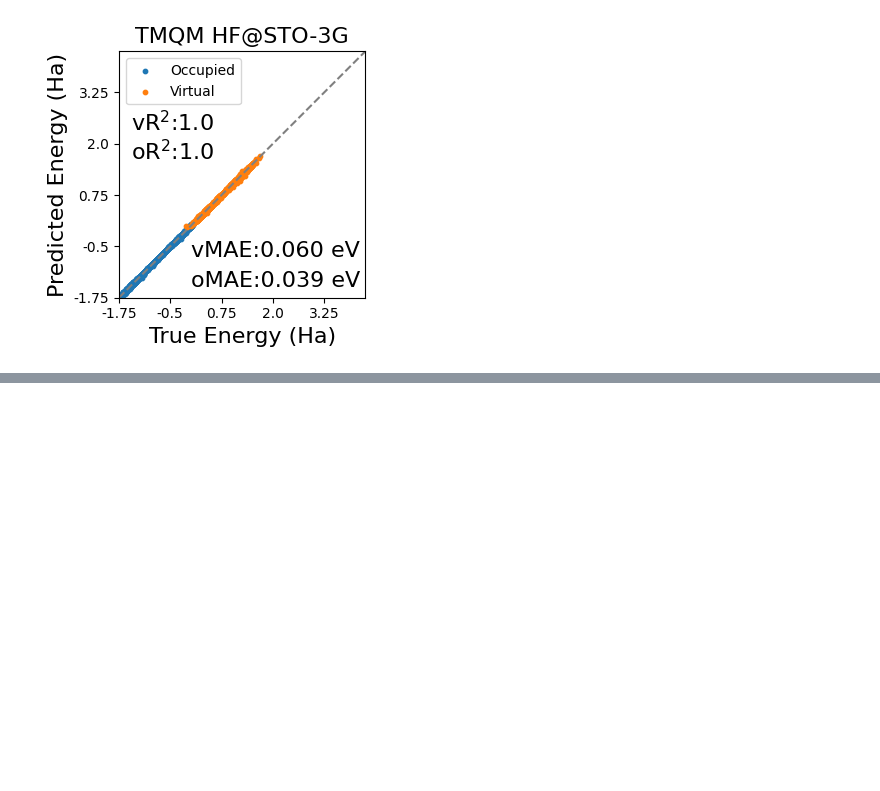
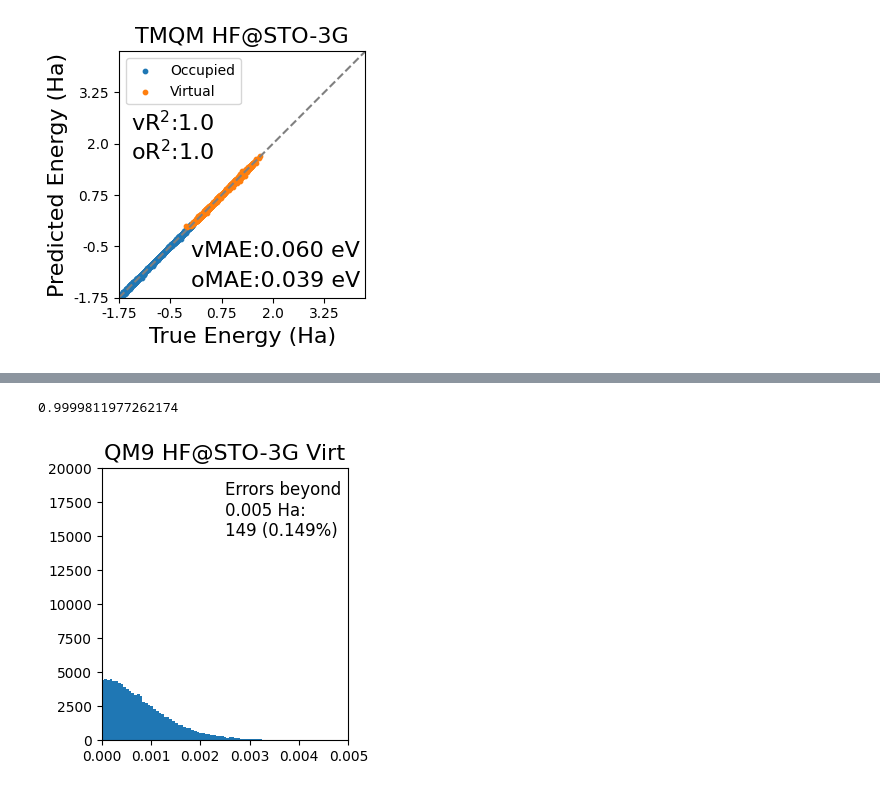
Before and after one commit to GagliardiGroup/CEONet, a Jupyter notebook: notebooks/figures.ipynb, the cells around one changed output, grey strips where cells are left out. Drawn from its saved outputs; the diff is of its cells as text; code cells hidden in the pictures; blank space fills up the shorter version.

```diff
--- a/notebooks/figures.ipynb
+++ b/notebooks/figures.ipynb
@@ -101,0 +148,6 @@ Virt MAE (mHa): 2.2049582160418058
+# %%
+hist_plot("sto3g",occ=False)
+plt.savefig("figures/sto3g_virt_hist.png",dpi=500)
+# %% [output]
+0.9999811977262174
+[figure, added]
```
Also changed, not shown: parts of 8 cells of this notebook, 13 other files.
